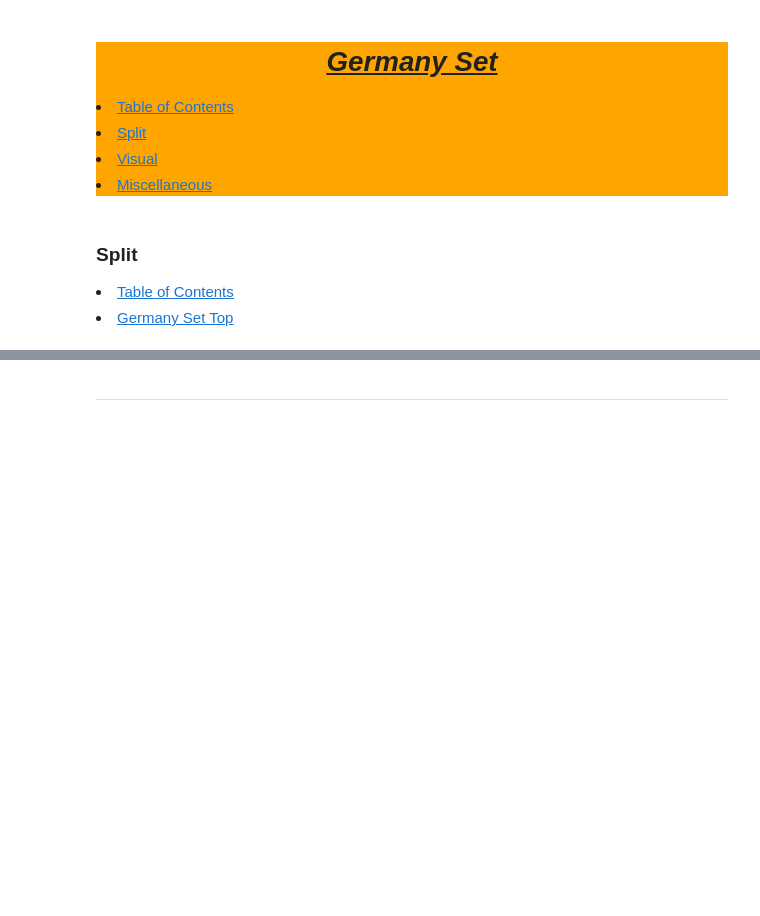
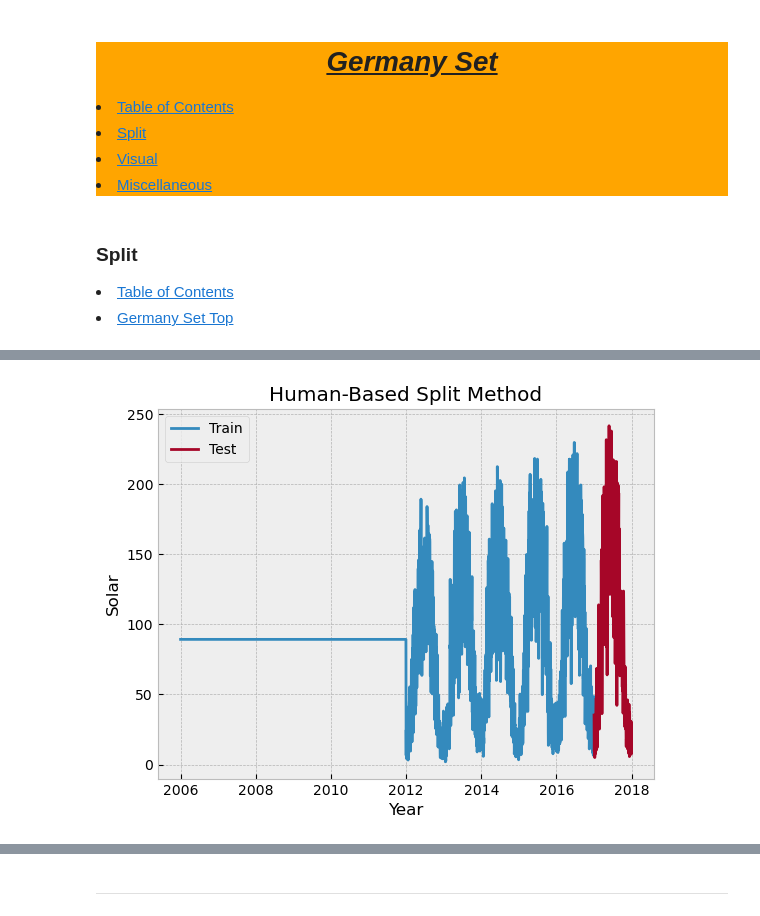
Before and after one commit to Jared-Wood135/time-series-exercises, a Jupyter notebook: explore.ipynb, the cells around one changed output, grey strips where cells are left out. Saved outputs shown, nothing was run; the diff lists cells and outputs as text; code cells hidden in the pictures; blank space fills up the shorter version.

```diff
--- a/explore.ipynb
+++ b/explore.ipynb
@@ -111,0 +171,4 @@ germany_train.shape, germany_val.shape, germany_test.shape
+# %%
+# Get the prepared 'germany' dataframe
+germany = p.prepare_germany()
+germany.shape
@@ -111,0 +182,13 @@ germany_train.shape, germany_val.shape, germany_test.shape
+# %%
+# Split 'germany' using the Human-Based method
+train_human = germany[:'2016']
+test_human = germany['2017']
+plt.plot(train_human.index, train_human.Solar, label='Train')
+plt.plot(test_human.index, test_human.Solar, label='Test')
+plt.title('Human-Based Split Method')
+plt.xlabel('Year')
+plt.ylabel('Solar')
+plt.legend()
+plt.show()
+# %% [output]
+[figure, added]
```
Also changed, not shown: parts of 25 cells of this notebook.
